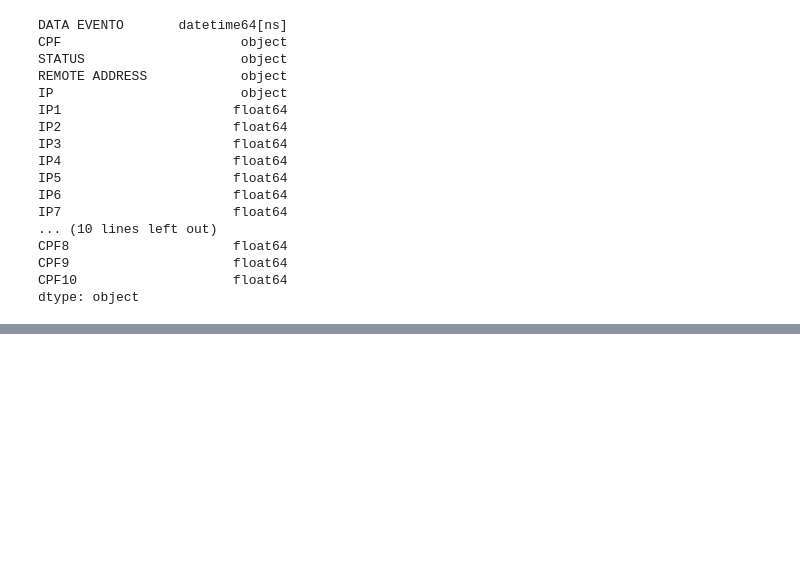
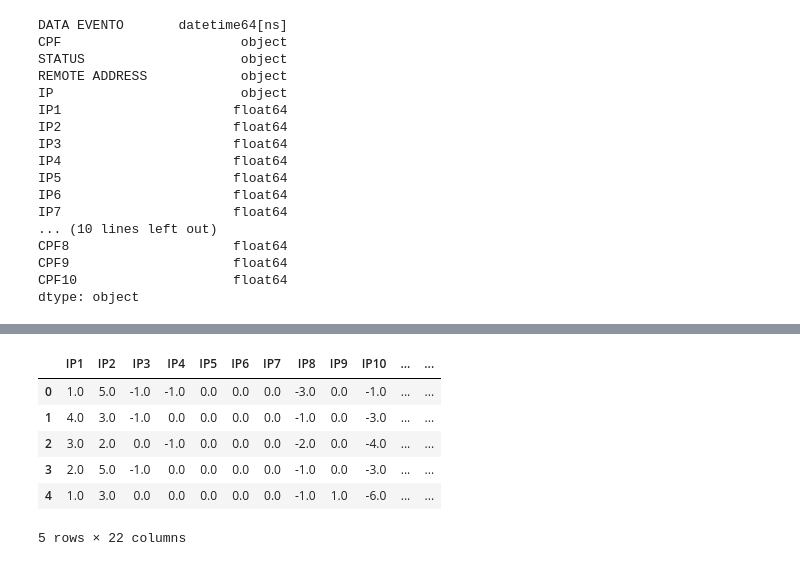
Before and after one commit to equipepontozip/lion-king, a Jupyter notebook: notebooks/2. pre-processa-cria-outliers.ipynb, the cells around one changed output, grey strips where cells are left out. Drawn from its saved outputs; the diff is of its cells as text; code cells hidden in the pictures; blank space fills up the shorter version.

```diff
--- a/notebooks/2. pre-processa-cria-outliers.ipynb
+++ b/notebooks/2. pre-processa-cria-outliers.ipynb
@@ -198,0 +214,12 @@ dtype: object
+# %%
+df_auditoria = df_auditoria[:100000]
+# %%
+df_auditoria['qtd_access_ip_last_days'] = 0
+df_auditoria['qtd_access_cpf_last_days'] = 0
+
+for ix, row in tqdm.tqdm_notebook(df_auditoria.iterrows(),total=df_auditoria.shape[0]):
+    #print(df_auditoria[df_auditoria.IP==row.IP].shape[0])
+    df_auditoria.at[ix,'qtd_access_ip_last_days'] = df_auditoria[df_auditoria.IP==row.IP].shape[0]
+    df_auditoria.at[ix,'qtd_access_cpf_last_days'] = df_auditoria[df_auditoria.CPF==row.CPF].shape[0]
+
+df_auditoria.head()
@@ -199,3 +276,11 @@ dtype: object
 # %%
-#df_auditoria.drop(columns=['CPF','STATUS','REMOTE ADDRESS','IP'],inplace=True)
-#df_auditoria.head()
+df_auditoria.drop(columns=['DATA EVENTO','CPF','STATUS','REMOTE ADDRESS','IP'],inplace=True)
+df_auditoria.head()
+# %% [output]
+|  | IP1 | IP2 | IP3 | IP4 | IP5 | IP6 | IP7 | IP8 | IP9 | IP10 | ... | ... |
+| 0 | 1.0 | 5.0 | -1.0 | -1.0 | 0.0 | 0.0 | 0.0 | -3.0 | 0.0 | -1.0 | ... | ... |
+| 1 | 4.0 | 3.0 | -1.0 | 0.0 | 0.0 | 0.0 | 0.0 | -1.0 | 0.0 | -3.0 | ... | ... |
+| 2 | 3.0 | 2.0 | 0.0 | -1.0 | 0.0 | 0.0 | 0.0 | -2.0 | 0.0 | -4.0 | ... | ... |
+| 3 | 2.0 | 5.0 | -1.0 | 0.0 | 0.0 | 0.0 | 0.0 | -1.0 | 0.0 | -3.0 | ... | ... |
+| 4 | 1.0 | 3.0 | 0.0 | 0.0 | 0.0 | 0.0 | 0.0 | -1.0 | 1.0 | -6.0 | ... | ... |
+5 rows × 22 columns
```
Also changed, not shown: parts of 11 cells of this notebook.
